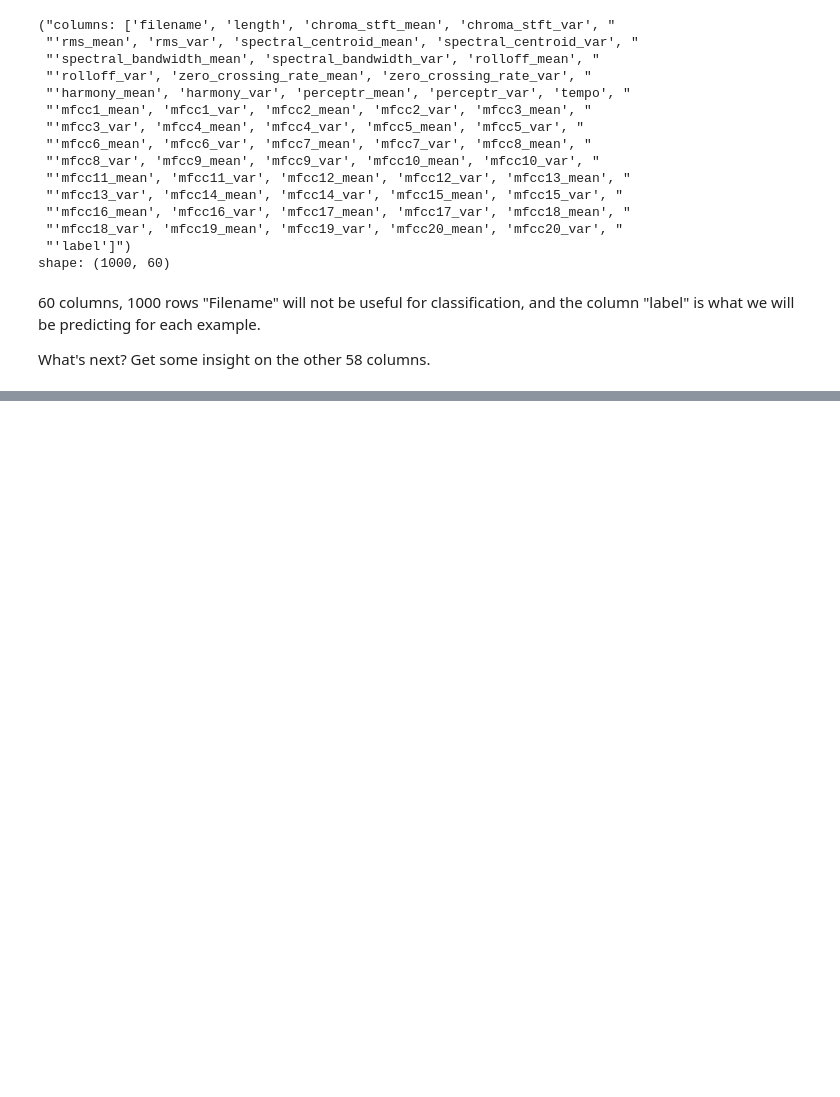
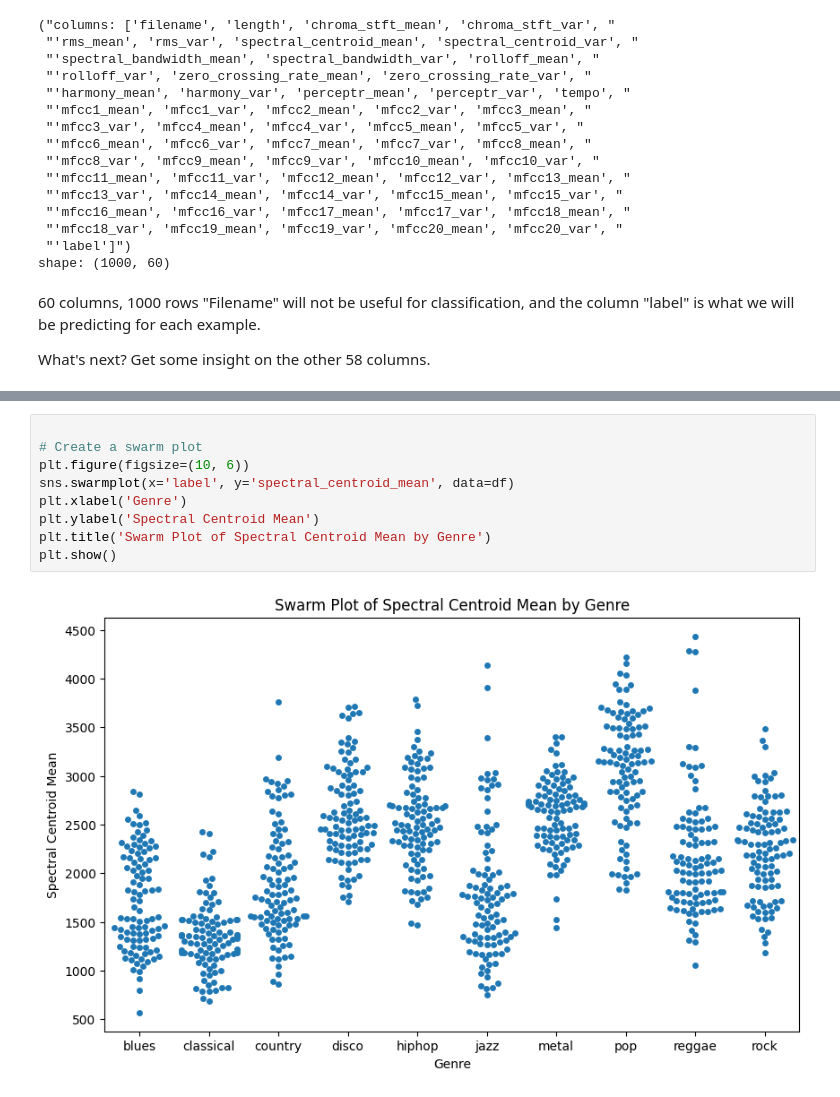
Before and after one commit to anuj-thakkar/MusicGenreClassification, a Jupyter notebook: eda.ipynb, the cells around one changed output, grey strips where cells are left out. Cells and saved outputs as stored; diff of their text form; blank space fills up the shorter version.

```diff
--- a/eda.ipynb
+++ b/eda.ipynb
@@ -116,0 +178,11 @@ plt.show()
+# %%
+
+# Create a swarm plot
+plt.figure(figsize=(10, 6))
+sns.swarmplot(x='label', y='spectral_centroid_mean', data=df)
+plt.xlabel('Genre')
+plt.ylabel('Spectral Centroid Mean')
+plt.title('Swarm Plot of Spectral Centroid Mean by Genre')
+plt.show()
+# %% [output]
+[figure, added]
```
Also changed, not shown: parts of 10 cells of this notebook.
